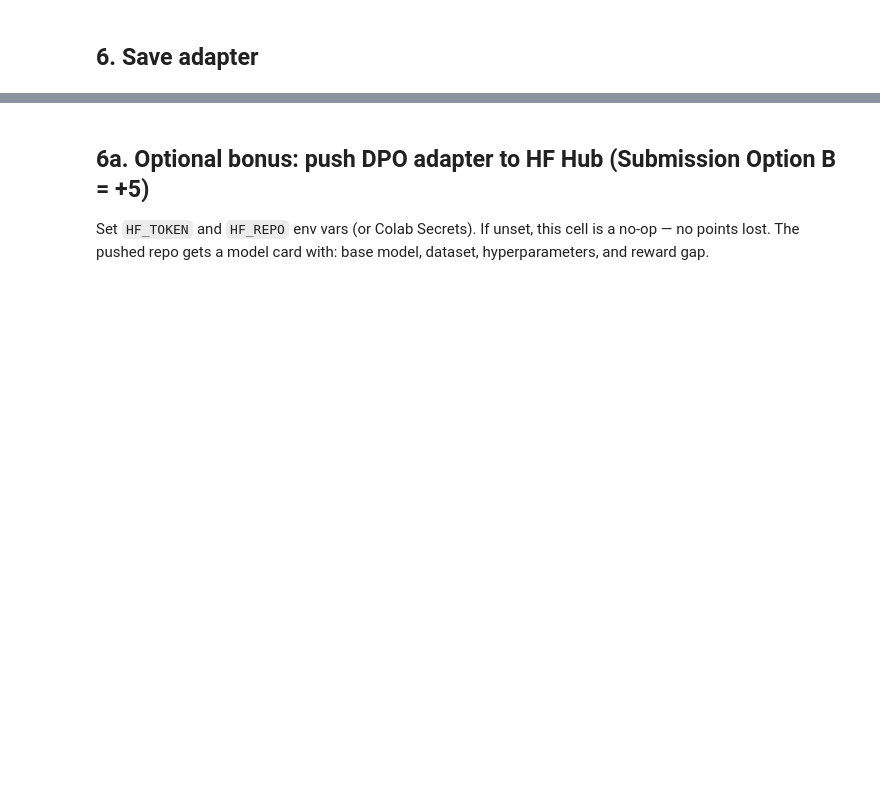
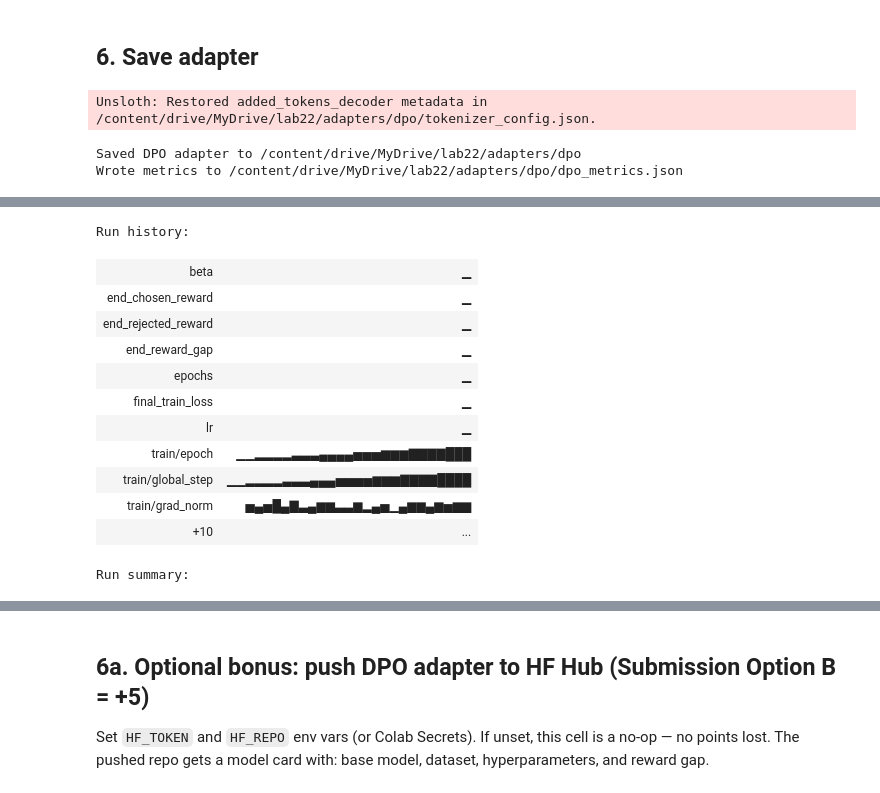
Before and after one commit to Wan1302/2A202600081_HoTrongDuyQuang_Lab22, a Jupyter notebook: colab/Lab22_DPO_T4.ipynb, the cells around one changed output, grey strips where cells are left out. Drawn from its saved outputs; the diff is of its cells as text; code cells hidden in the pictures; blank space fills up the shorter version.

```diff
--- a/colab/Lab22_DPO_T4.ipynb
+++ b/colab/Lab22_DPO_T4.ipynb
@@ -810,32 +1173,47 @@ if chosen_col and rejected_col and len(logs) >= 5:
 # %% [markdown]
 ## 6. Save adapter
 # %%
-trainer.model.save_pretrained(str(DPO_OUT))
-tokenizer.save_pretrained(str(DPO_OUT))
-print(f"Saved DPO adapter to {DPO_OUT}")
+if _dpo_done:
+    print(f"Skipped save — DPO adapter already at {DPO_OUT}")
+    _mp = DPO_OUT / "dpo_metrics.json"
+    if _mp.exists():
+        import json as _j
+        metrics = _j.loads(_mp.read_text())
+        last_chosen   = metrics.get("end_chosen_reward")
+        last_rejected = metrics.get("end_rejected_reward")
+        last_gap      = metrics.get("end_reward_gap")
+        print(f"Loaded existing metrics — reward gap: {last_gap}")
+else:
+    trainer.model.save_pretrained(str(DPO_OUT))
+    tokenizer.save_pretrained(str(DPO_OUT))
+    print(f"Saved DPO adapter to {DPO_OUT}")
 
-# Save the headline metrics for verify.py + REFLECTION
-import json
+    # Save the headline metrics for verify.py + REFLECTION
+    import json
 
-metrics = {
-    "compute_tier": COMPUTE_TIER,
-    "base_model": BASE_MODEL,
-    "beta": BETA,
-    "lr": LR,
-    "epochs": EPOCHS,
-    "final_train_loss": float(train_result.training_loss),
-    "end_chosen_reward": float(last_chosen) if chosen_col else None,
-    "end_rejected_reward": float(last_rejected) if rejected_col else None,
-    "end_reward_gap": float(last_gap) if chosen_col and rejected_col else None,
-}
-(DPO_OUT / "dpo_metrics.json").write_text(json.dumps(metrics, indent=2))
-print(f"Wrote metrics to {DPO_OUT / 'dpo_metrics.json'}")
+    metrics = {
+        "compute_tier": COMPUTE_TIER,
+        "base_model": BASE_MODEL,
+        "beta": BETA,
+        "lr": LR,
+        "epochs": EPOCHS,
+        "final_train_loss": float(train_result.training_loss),
+        "end_chosen_reward": float(last_chosen) if chosen_col else None,
+        "end_rejected_reward": float(last_rejected) if rejected_col else None,
+        "end_reward_gap": float(last_gap) if chosen_col and rejected_col else None,
+    }
+    (DPO_OUT / "dpo_metrics.json").write_text(json.dumps(metrics, indent=2))
+    print(f"Wrote metrics to {DPO_OUT / 'dpo_metrics.json'}")
 
-if USE_WANDB:
-    try:
-        import wandb
-        if wandb.run is not None:
-            wandb.log({k: v for k, v in metrics.items() if isinstance(v, (int, float))})
-            wandb.finish()
-    except Exception as exc:
-        print(f"W&B finish skipped: {exc}")
+    if USE_WANDB:
+        try:
+            import wandb
+            if wandb.run is not None:
+                wandb.log({k: v for k, v in metrics.items() if isinstance(v, (int, float))})
+                wandb.finish()
+        except Exception as exc:
+            print(f"W&B finish skipped: {exc}")
+# %% [output]
+Unsloth: Restored added_tokens_decoder metadata in /content/drive/MyDrive/lab22/adapters/dpo/tokenizer_config.json.
+Saved DPO adapter to /content/drive/MyDrive/lab22/adapters/dpo
+Wrote metrics to /content/drive/MyDrive/lab22/adapters/dpo/dpo_metrics.json
@@ -841,0 +1221,13 @@ if USE_WANDB:
+Run history:
+| beta | ▁ |
+| end_chosen_reward | ▁ |
+| end_rejected_reward | ▁ |
+| end_reward_gap | ▁ |
+| epochs | ▁ |
+| final_train_loss | ▁ |
+| lr | ▁ |
+| train/epoch | ▁▁▂▂▂▂▃▃▃▄▄▄▄▅▅▅▆▆▆▇▇▇▇███ |
+| train/global_step | ▁▁▂▂▂▂▃▃▃▄▄▄▅▅▅▅▆▆▆▇▇▇▇████ |
+| train/grad_norm | ▅▄▅█▄▇▃▄▆▆▃▃▆▂▄▅▁▄▆▆▄▆▅▆▆ |
+| +10 | ... |
+Run summary:
```
Also changed, not shown: parts of 91 cells of this notebook, 20 other files.
